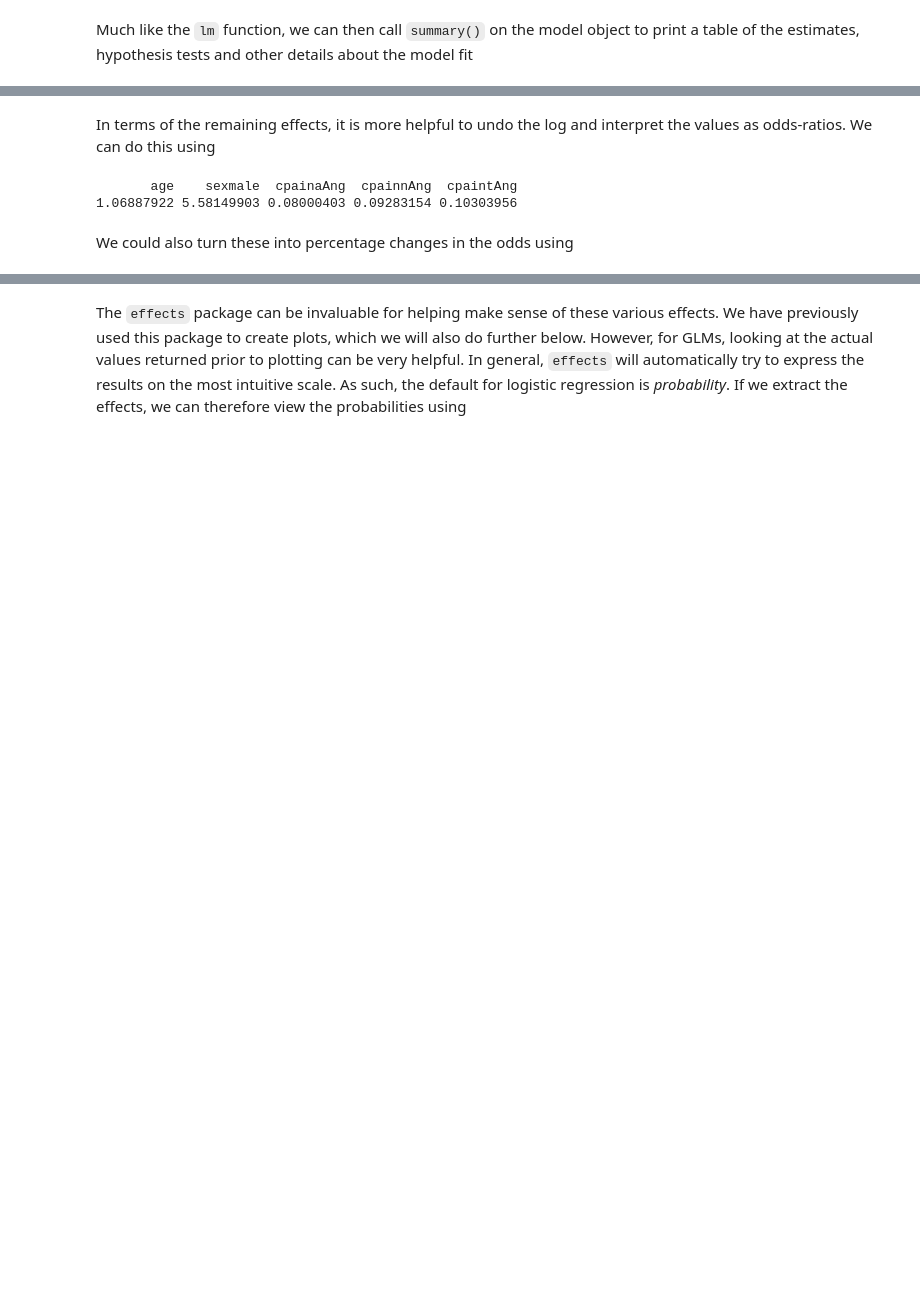
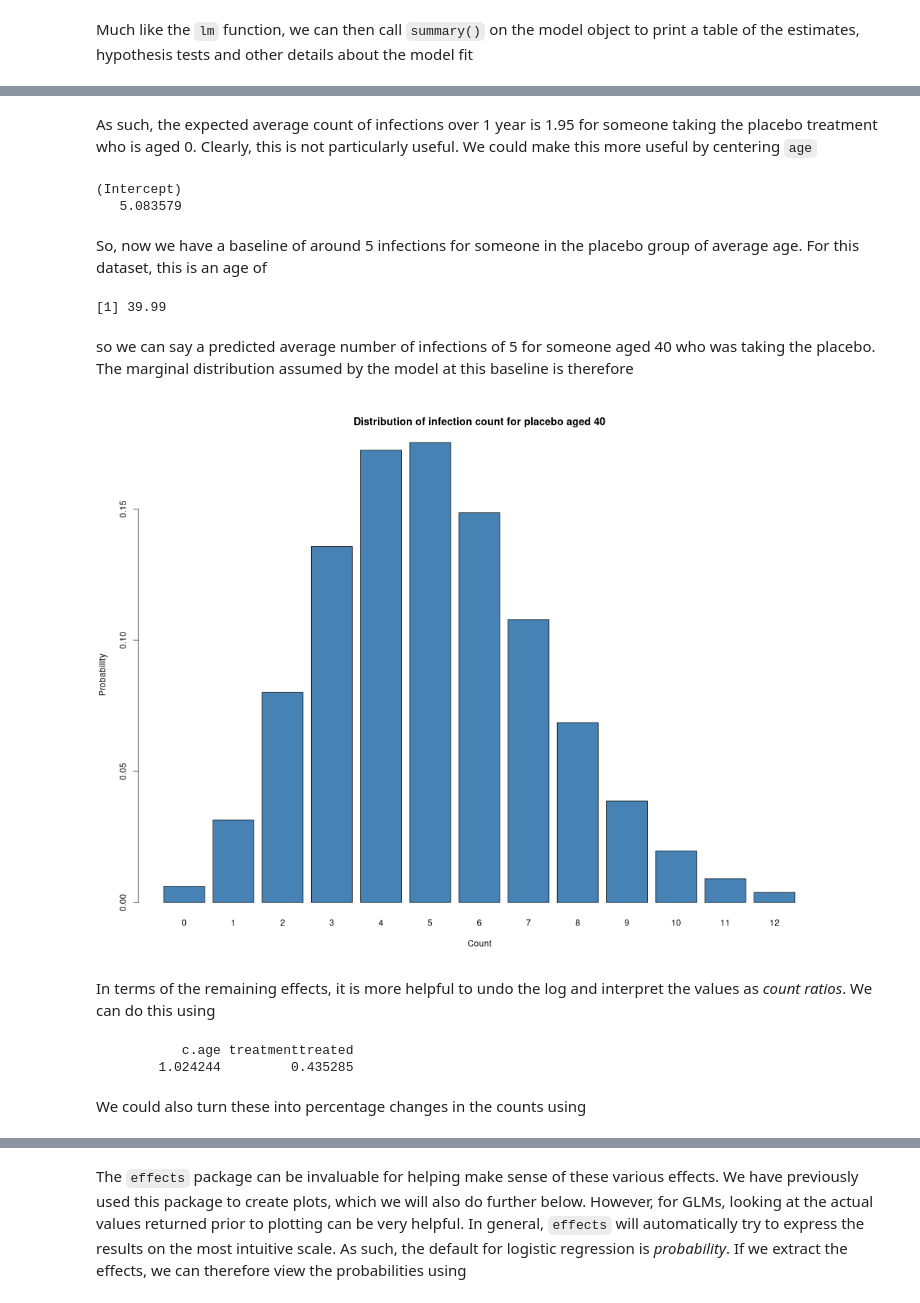
Before and after one commit to PCHN63112-Generalised-Linear-Mixed/poisson-gamma-regression, a Jupyter notebook: 1.poisson/4.R.ipynb, the cells around one changed output, grey strips where cells are left out. Drawn from its saved outputs; the diff is of its cells as text; code cells hidden in the pictures; blank space fills up the shorter version.

```diff
--- a/1.poisson/4.R.ipynb
+++ b/1.poisson/4.R.ipynb
@@ -152,7 +74,7 @@ In order to fit the model, we use the `glm` function included with base `R`. Thi
 # %%
-mod <- glm(disease ~ age + sex + cpain, # model formula
-           family=binomial(link=logit), # binomial family w/logit link
-           data=cleveland)              # dataset
+mod <- glm(count ~ age + treatment,  # model formula
+           family=poisson(link=log), # Poisson family w/log link
+           data=infections)          # dataset
 # %% [markdown]
 Much like the `lm` function, we can then call `summary()` on the model object to print a table of the estimates, hypothesis tests and other details about the model fit
 # %%
@@ -201,13 +111,44 @@ but, given how unhelpful the interpretation is, this is of little value, especia
+# %% [markdown]
+As such, the expected average count of infections over 1 year is 1.95 for someone taking the placebo treatment who is aged 0. Clearly, this is not particularly useful. We could make this more useful by centering `age`
+# %%
+infections$c.age <- infections$age - mean(infections$age) # mean-centered
+
+mod <- glm(count ~ c.age + treatment,  # model formula
+           family=poisson(link=log),   # Poisson family w/log link
+           data=infections)            # dataset
+
+beta.0 <- coef(mod)[1]
+exp(beta.0)
+# %% [output]
+(Intercept)
+   5.083579
+# %% [markdown]
+So, now we have a baseline of around 5 infections for someone in the placebo group of average age. For this dataset, this is an age of
+# %%
+mean(infections$age)
+# %% [output]
+[1] 39.99
+# %% [markdown]
+so we can say a predicted average number of infections of 5 for someone aged 40 who was taking the placebo. The marginal distribution assumed by the model at this baseline is therefore
+# %%
+x <- 0:max(infections$count)
+p <- dpois(x, lambda=exp(beta.0))
+
+barplot(p, names.arg=x, col="steelblue",
+        xlab = "Count", ylab = "Probability",
+        main = "Distribution of infection count for placebo aged 40")
+# %% [output]
+[figure, added]
 # %% [markdown]
-In terms of the remaining effects, it is more helpful to undo the log and interpret the values as odds-ratios. We can do this using
+In terms of the remaining effects, it is more helpful to undo the log and interpret the values as *count ratios*. We can do this using
 # %%
-beta <- coef(mod)[2:6]
+beta <- coef(mod)[2:3]
 exp(beta)
 # %% [output]
-       age    sexmale  cpainaAng  cpainnAng  cpaintAng
-1.06887922 5.58149903 0.08000403 0.09283154 0.10303956
+           c.age treatmenttreated
+        1.024244         0.435285
 # %% [markdown]
-We could also turn these into percentage changes in the odds using
+We could also turn these into percentage changes in the counts using
 # %%
 (exp(beta) - 1)*100
 # %% [output]
```
Also changed, not shown: parts of 33 cells of this notebook, 1 other file.
